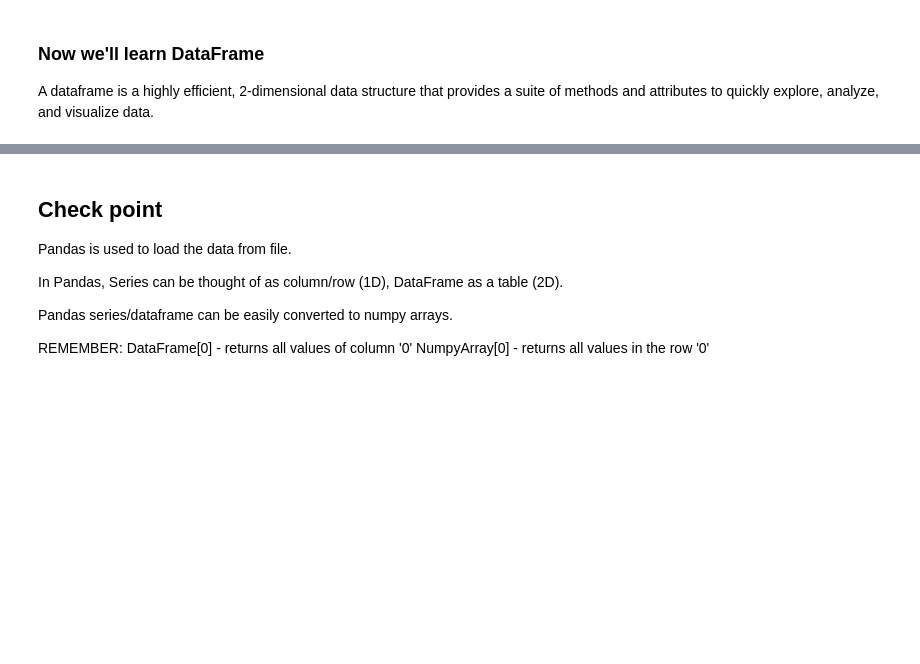
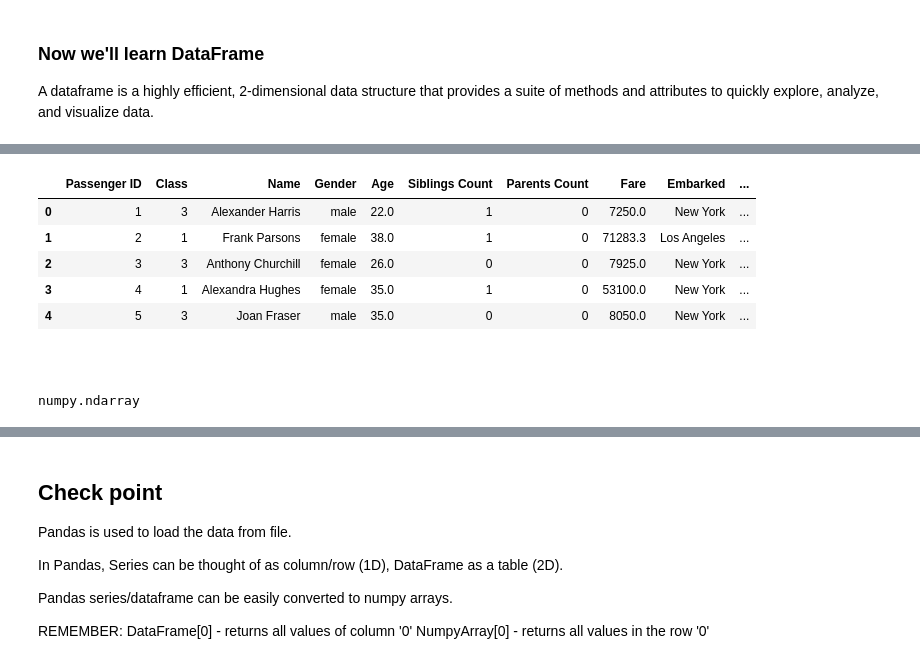
Before and after one commit to himanshug396/intuit-workshop-ml, a Jupyter notebook: Workshop_3_Feb/Notebook_2_Introduction_to_Pandas.ipynb, the cells around one changed output, grey strips where cells are left out. Drawn from its saved outputs; the diff is of its cells as text; code cells hidden in the pictures; blank space fills up the shorter version.

Commit message:
numpy, pandas

```diff
--- a/Workshop_3_Feb/Notebook_2_Introduction_to_Pandas.ipynb
+++ b/Workshop_3_Feb/Notebook_2_Introduction_to_Pandas.ipynb
@@ -89,6 +205,19 @@ df.head()
 # Check what these return:
 #     1)type(df) - Check the datatype
 #     2)df.info  - Check the starting index
+df["Alive/Dead"] = df["Alive/Dead"].fillna("Dead")
+# %%
+
+df.head()
+# %% [output]
+|  | Passenger ID | Class | Name | Gender | Age | Siblings Count | Parents Count | Fare | Embarked | ... |
+| 0 | 1 | 3 | Alexander Harris | male | 22.0 | 1 | 0 | 7250.0 | New York | ... |
+| 1 | 2 | 1 | Frank Parsons | female | 38.0 | 1 | 0 | 71283.3 | Los Angeles | ... |
+| 2 | 3 | 3 | Anthony Churchill | female | 26.0 | 0 | 0 | 7925.0 | New York | ... |
+| 3 | 4 | 1 | Alexandra Hughes | female | 35.0 | 1 | 0 | 53100.0 | New York | ... |
+| 4 | 5 | 3 | Joan Fraser | male | 35.0 | 0 | 0 | 8050.0 | New York | ... |
+# %% [markdown]
+###
 # %%
 # Try out:
 #         1) matrix = df.as_matrix()
@@ -102,3 +231,5 @@ df.head()
 # %%
 matrix = df.as_matrix()
 type(matrix)
+# %% [output]
+numpy.ndarray
```
Also changed, not shown: parts of 19 cells of this notebook.
